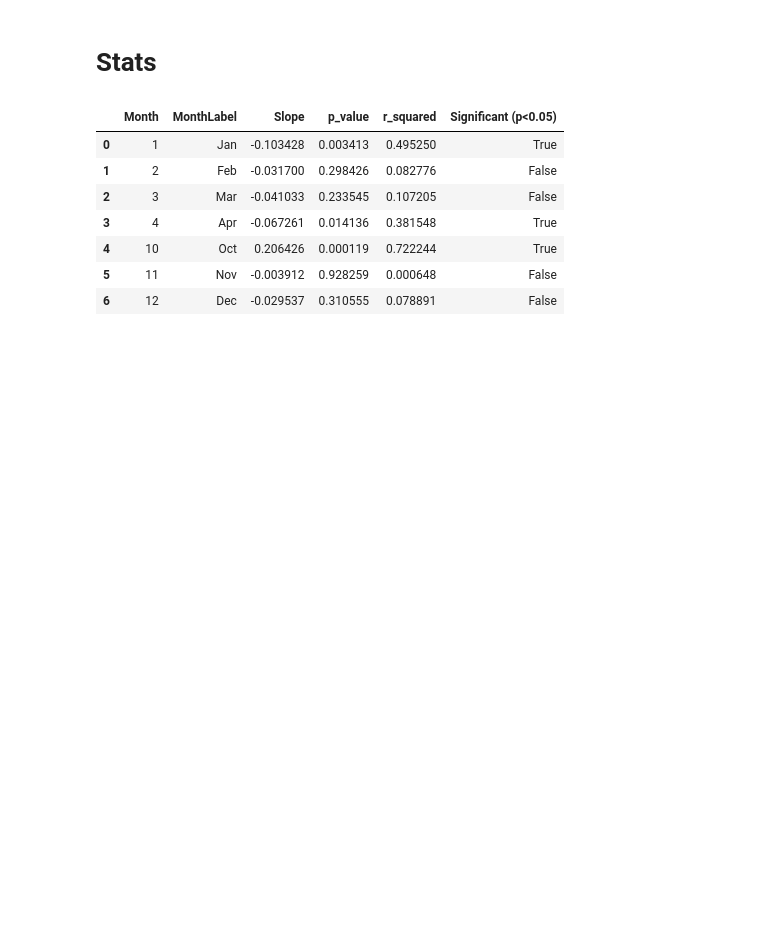
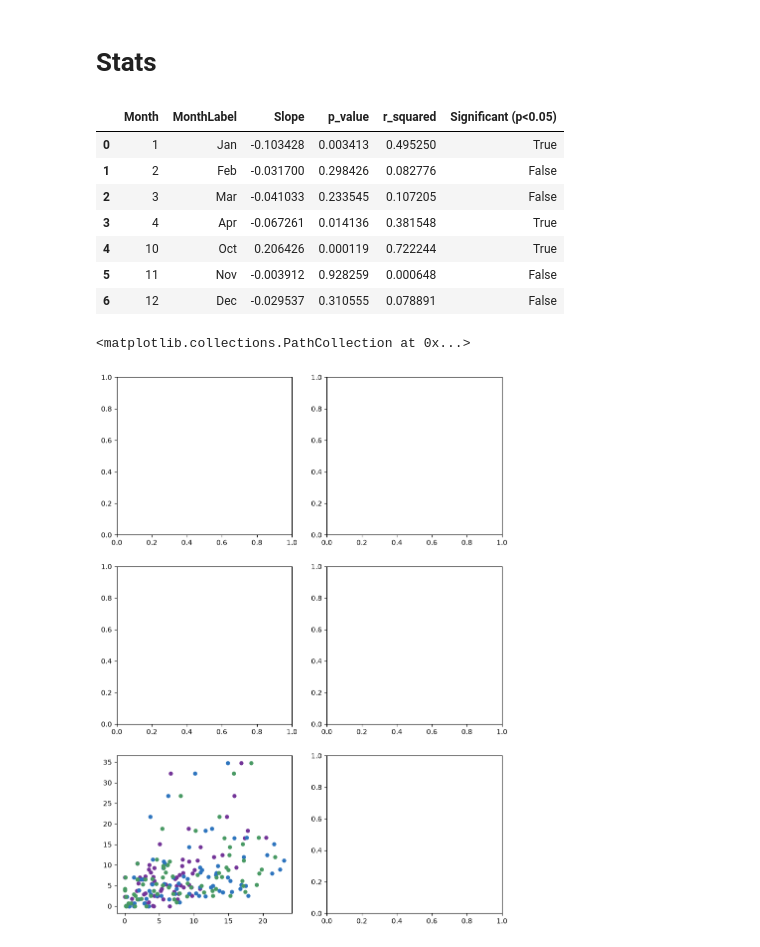
Before and after one commit to amy-swiggs/Arctic_Lead_Density_AES, a Jupyter notebook: Scripts/Fig6.ipynb, the cells around one changed output. Saved outputs shown, nothing was run; the diff lists cells and outputs as text; code cells hidden in the pictures; blank space fills up the shorter version.

```diff
--- a/Scripts/Fig6.ipynb
+++ b/Scripts/Fig6.ipynb
@@ -542,3 +542,29 @@ trend_df
 | 4 | 10 | Oct | 0.206426 | 0.000119 | 0.722244 | True |
 | 5 | 11 | Nov | -0.003912 | 0.928259 | 0.000648 | False |
 | 6 | 12 | Dec | -0.029537 | 0.310555 | 0.078891 | False |
+# %%
+cs2_lead_colour = '#2D74BE'
+s3_lead_colour = '#489963'
+is2_lead_colour = '#733498'
+merged_lead_colour = '#C6482F'
+modis_lead_colour = '#F0CF65'
+s3_cs2_merged_lead_colour = 'grey'
+
+fig, ax = plt.subplots(3,2,figsize=(10, 14))
+
+
+
+# --- SCATTERS --- #
+# Individual Altimeters
+ax[2,0].scatter(mean_statistics_df['IS2'],
+            mean_statistics_df['LS8'],
+            color=is2_lead_colour, marker='o', s=25,label='IS2')
+ax[2,0].scatter(mean_statistics_df['CS2'],
+            mean_statistics_df['LS8'],
+            color=cs2_lead_colour, marker='o', s=25,label='CS2')
+ax[2,0].scatter(mean_statistics_df['S3'],
+            mean_statistics_df['LS8'],
+            color=s3_lead_colour, marker='o', s=25,label='S3')
+# %% [output]
+<matplotlib.collections.PathCollection at 0x...>
+[figure, added]
```
Also changed, not shown: parts of 3 cells of this notebook, 1 other file.
